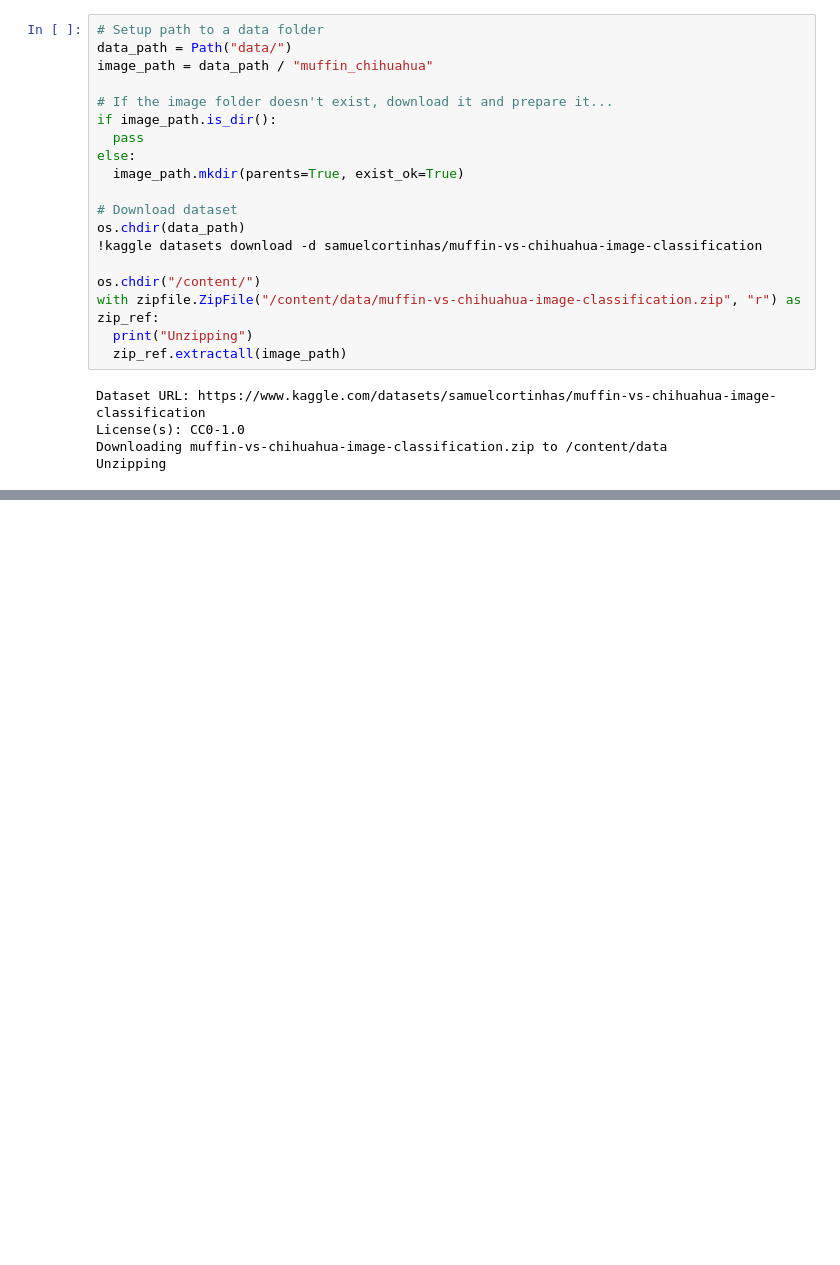
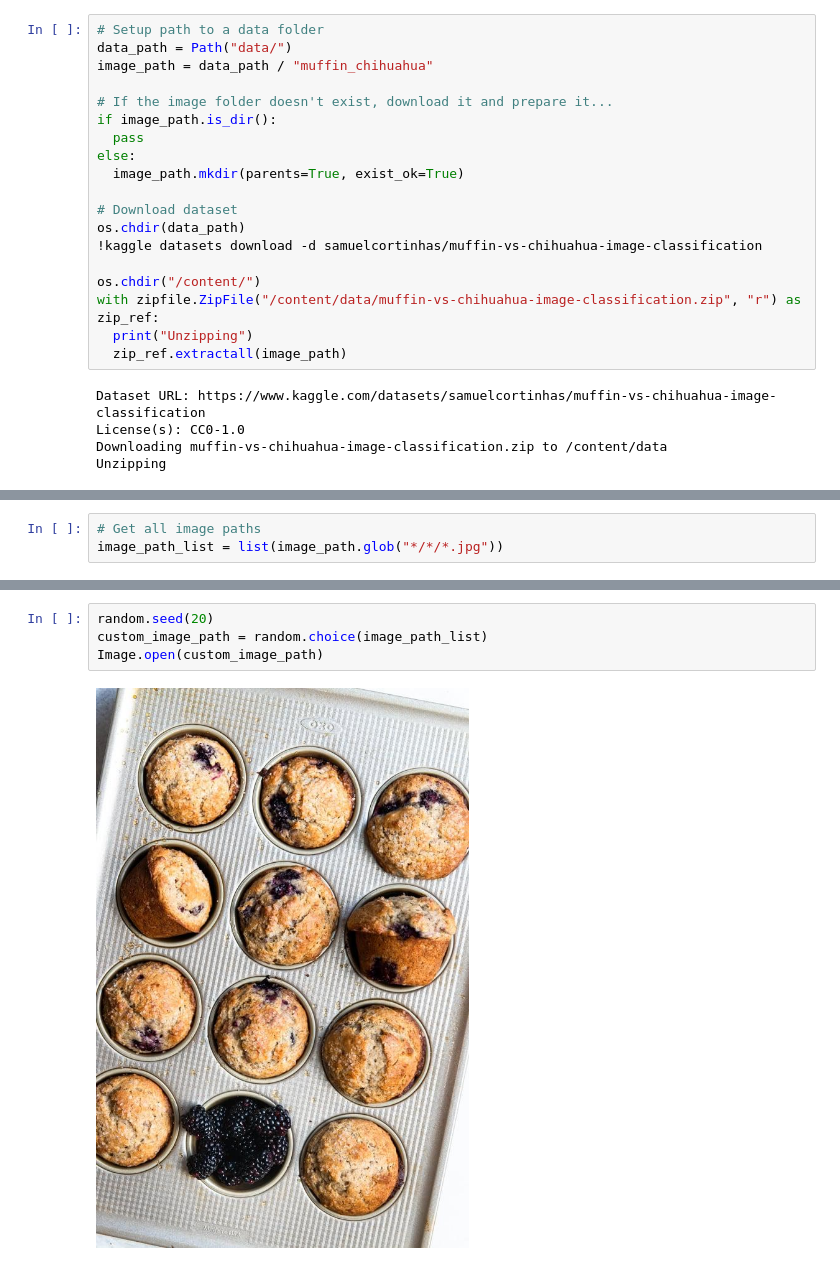
Before and after one commit to Dforouzanfar/Image_Classification, a Jupyter notebook: muffin_chihuahua.ipynb, the cells around one changed output, grey strips where cells are left out. Cells and saved outputs as stored; diff of their text form; blank space fills up the shorter version.

```diff
--- a/muffin_chihuahua.ipynb
+++ b/muffin_chihuahua.ipynb
@@ -36,0 +91,3 @@ Unzipping
+# %%
+# Get all image paths
+image_path_list = list(image_path.glob("*/*/*.jpg"))
@@ -36,0 +281,6 @@ Unzipping
+# %%
+random.seed(20)
+custom_image_path = random.choice(image_path_list)
+Image.open(custom_image_path)
+# %% [output]
+[figure, added]
```
Also changed, not shown: parts of 15 cells of this notebook.
